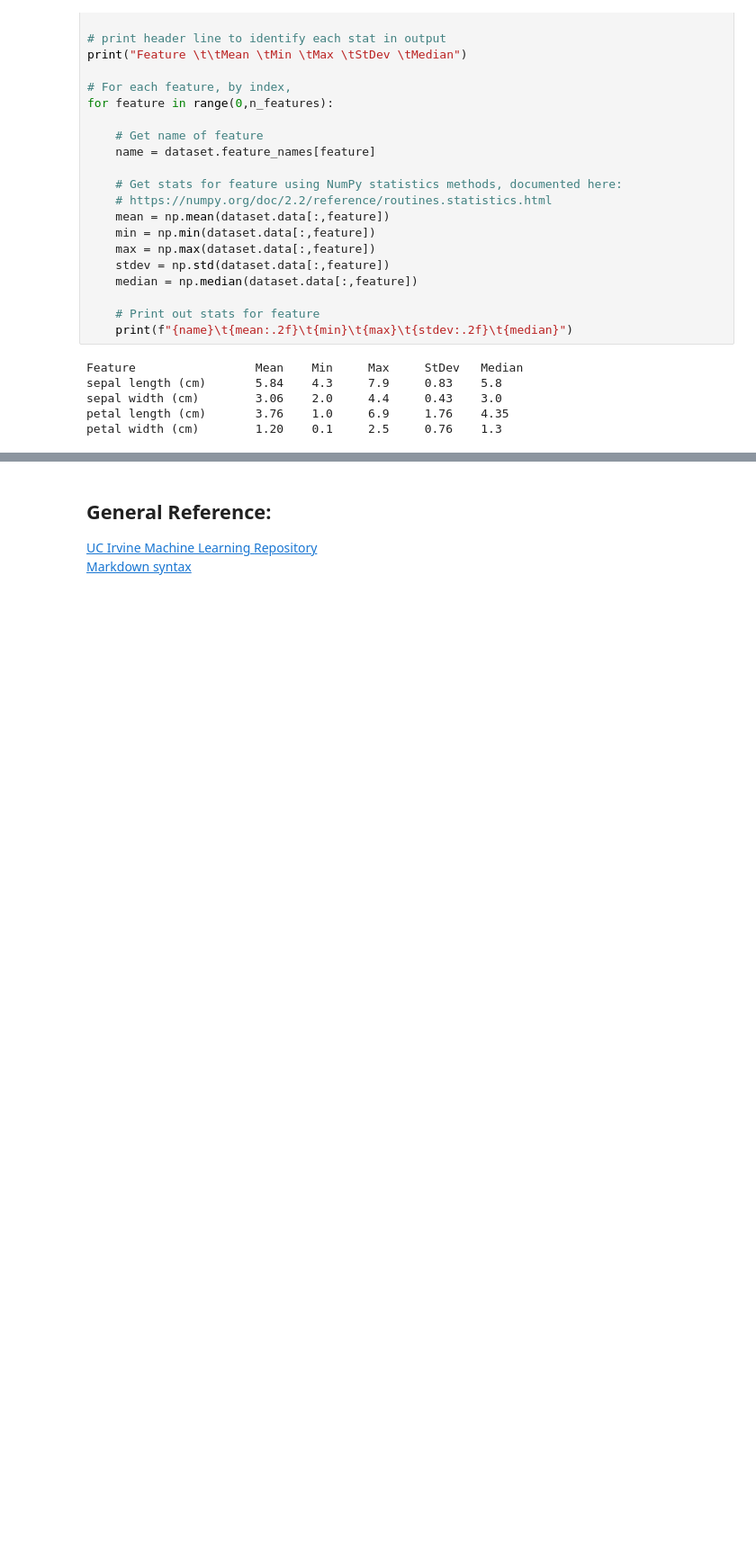
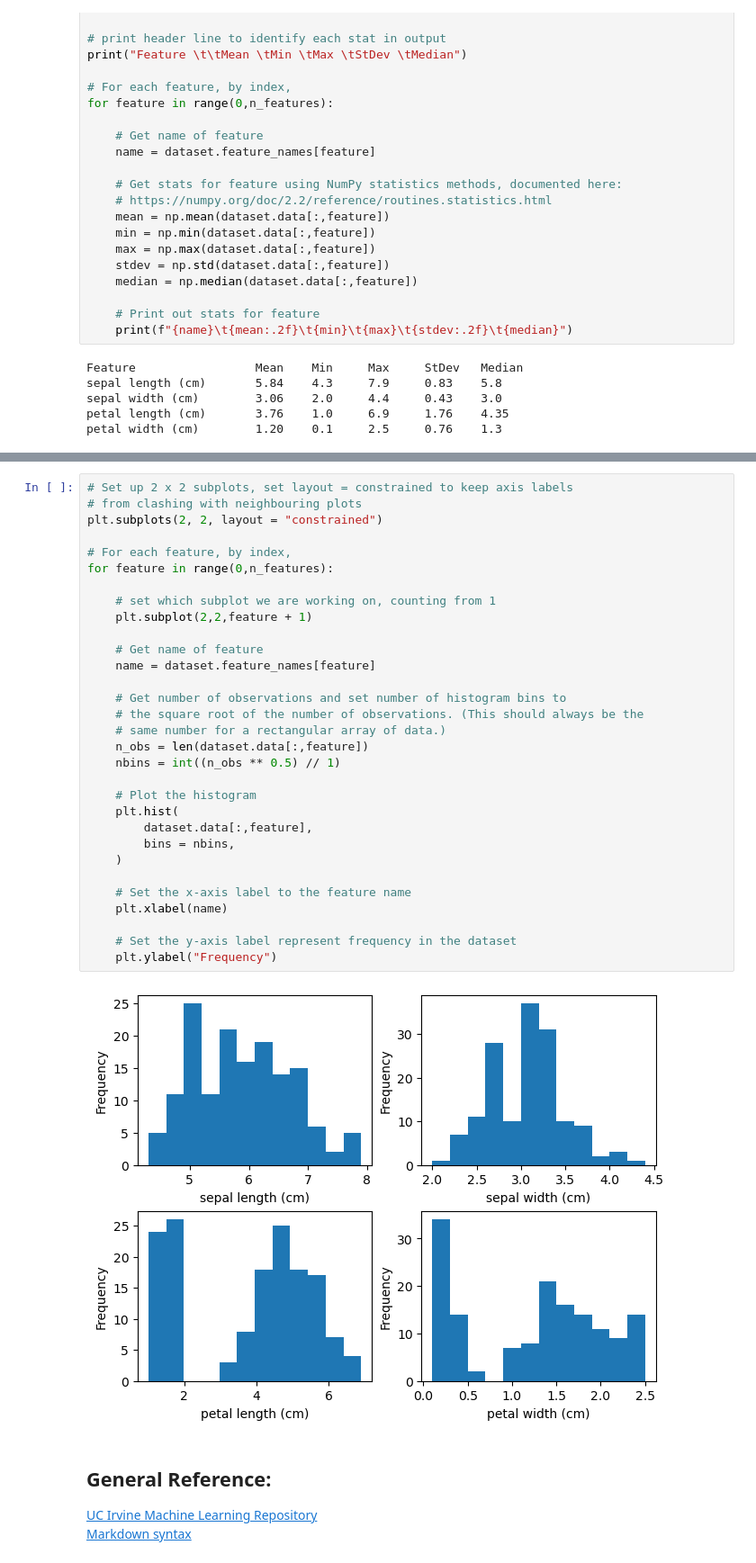
Before and after one commit to SuColl/principles_of_data_analytics, a Jupyter notebook: tasks.ipynb, the cells around one changed output, grey strips where cells are left out. Shown: that part at 90% size. Cells and saved outputs as stored; diff of their text form; blank space fills up the shorter version.

Commit message:
(task04) Add histograms of features

```diff
--- a/tasks.ipynb
+++ b/tasks.ipynb
@@ -205,3 +212,36 @@ petal width (cm)        1.20    0.1     2.5     0.76    1.3
+# %%
+# Set up 2 x 2 subplots, set layout = constrained to keep axis labels
+# from clashing with neighbouring plots
+plt.subplots(2, 2, layout = "constrained")
+
+# For each feature, by index,
+for feature in range(0,n_features):
+
+    # set which subplot we are working on, counting from 1
+    plt.subplot(2,2,feature + 1)
+
+    # Get name of feature
+    name = dataset.feature_names[feature]
+
+    # Get number of observations and set number of histogram bins to
+    # the square root of the number of observations. (This should always be the
+    # same number for a rectangular array of data.)
+    n_obs = len(dataset.data[:,feature])
+    nbins = int((n_obs ** 0.5) // 1)
+
+    # Plot the histogram
+    plt.hist(
+        dataset.data[:,feature],
+        bins = nbins,
+    )
+
+    # Set the x-axis label to the feature name
+    plt.xlabel(name)
+
+    # Set the y-axis label represent frequency in the dataset
+    plt.ylabel("Frequency")
+# %% [output]
+[figure, added]
 # %% [markdown]
 ## General Reference:
 [UC Irvine Machine Learning Repository](https://archive.ics.uci.edu/datasets)
```
Also changed, not shown: parts of 2 cells of this notebook.
